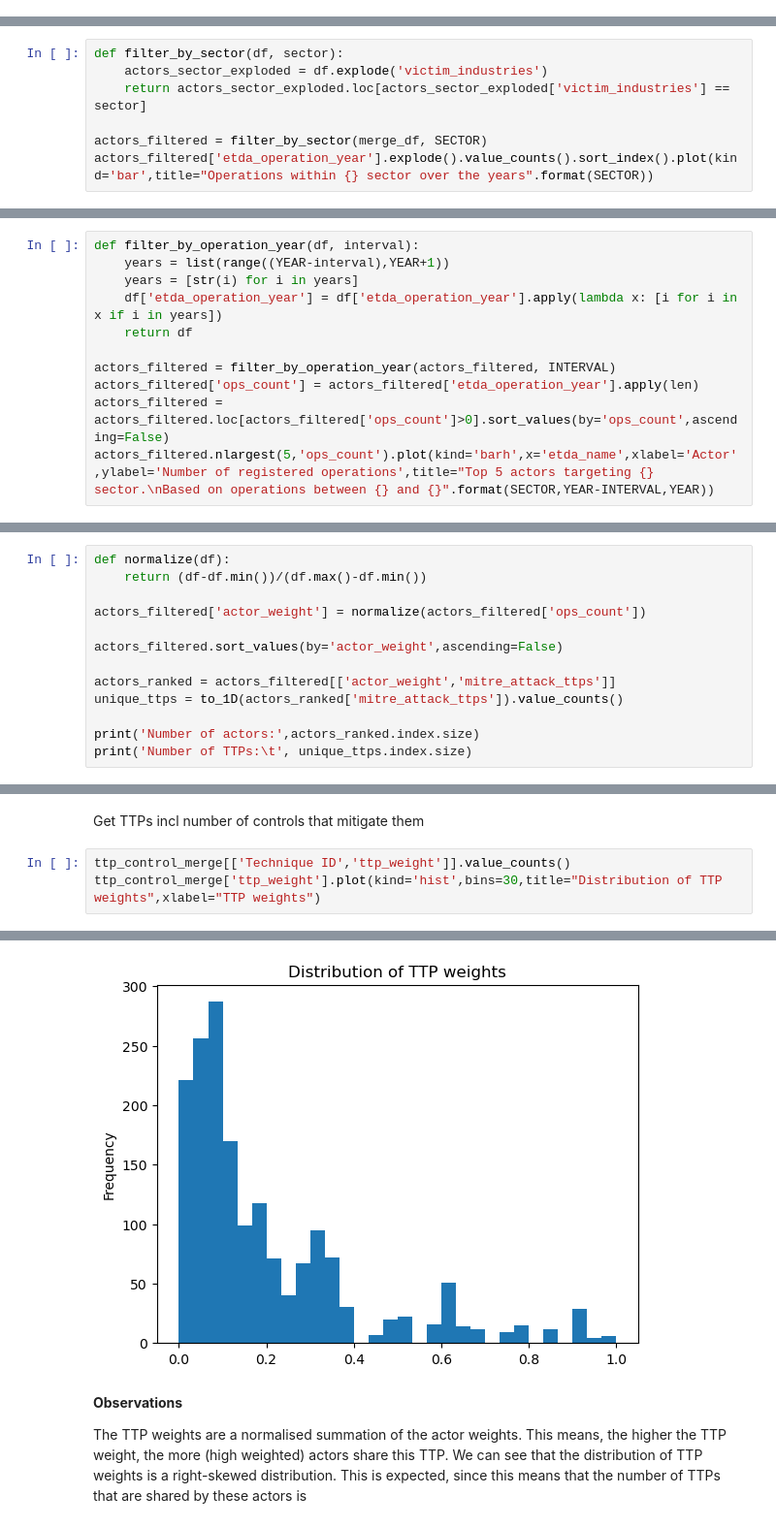
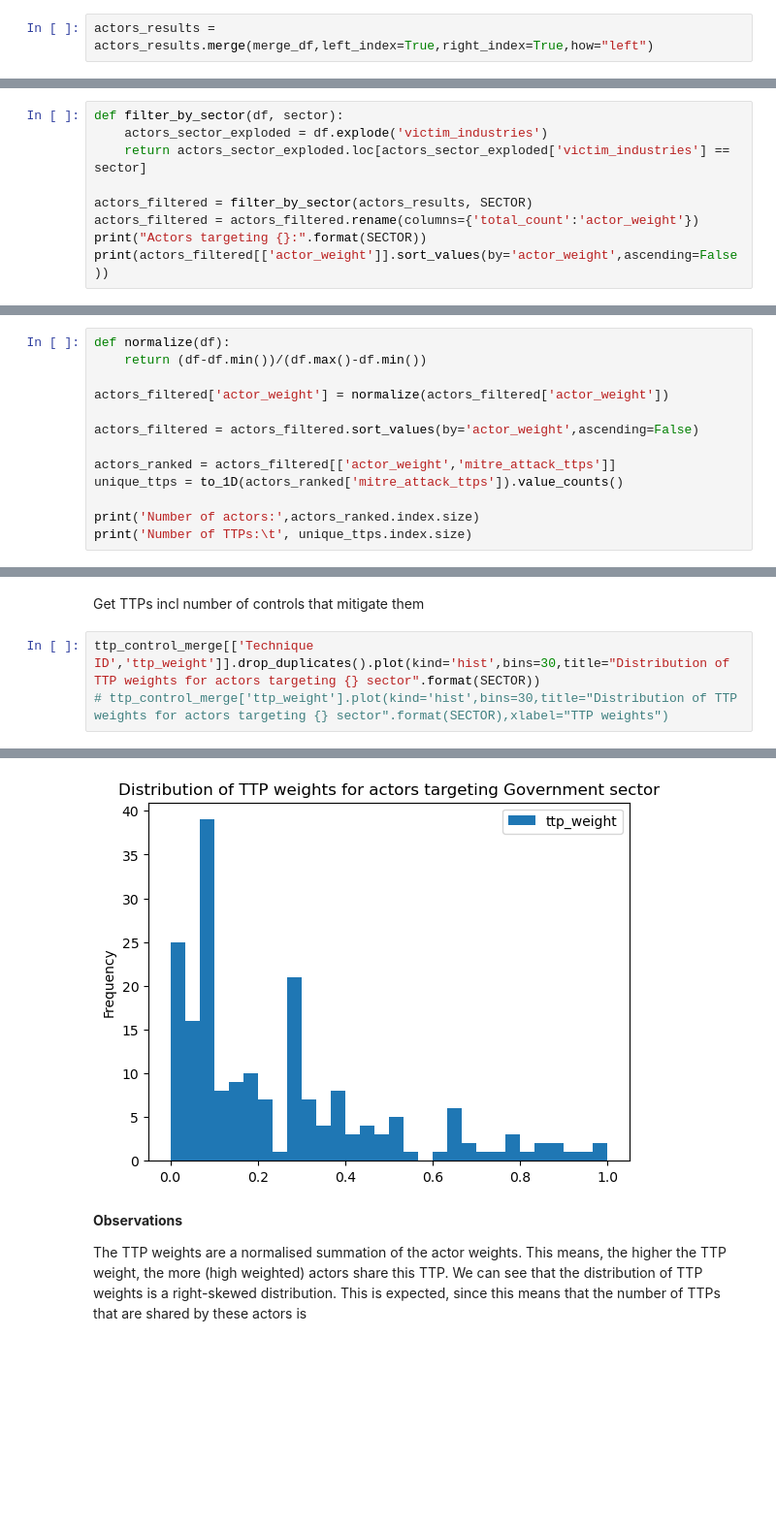
Before and after one commit to AbeWinters/Threat-Profiles-for-Control-Prioritization, a Jupyter notebook: Method 2.ipynb, the cells around one changed output, grey strips where cells are left out. Shown at 97% size. Drawn from its saved outputs; the diff is of its cells as text; blank space fills up the shorter version.

```diff
--- a/Method 2.ipynb
+++ b/Method 2.ipynb
@@ -45,0 +178,2 @@ merge_df['mitre_attack_ttps'] = merge_df['mitre_attack_ttps'].apply(lambda x: pd
+# %%
+actors_results = actors_results.merge(merge_df,left_index=True,right_index=True,how="left")
@@ -50,6 +187,8 @@ def filter_by_sector(df, sector):
     actors_sector_exploded = df.explode('victim_industries')
     return actors_sector_exploded.loc[actors_sector_exploded['victim_industries'] == sector]
 
-actors_filtered = filter_by_sector(merge_df, SECTOR)
-actors_filtered['etda_operation_year'].explode().value_counts().sort_index().plot(kind='bar',title="Operations within {} sector over the years".format(SECTOR))
+actors_filtered = filter_by_sector(actors_results, SECTOR)
+actors_filtered = actors_filtered.rename(columns={'total_count':'actor_weight'})
+print("Actors targeting {}:".format(SECTOR))
+print(actors_filtered[['actor_weight']].sort_values(by='actor_weight',ascending=False))
 # %% [output]
@@ -66,11 +211,0 @@ Remove actors with no operations
-# %%
-def filter_by_operation_year(df, interval):
-    years = list(range((YEAR-interval),YEAR+1))
-    years = [str(i) for i in years]
-    df['etda_operation_year'] = df['etda_operation_year'].apply(lambda x: [i for i in x if i in years])
-    return df
-
-actors_filtered = filter_by_operation_year(actors_filtered, INTERVAL)
-actors_filtered['ops_count'] = actors_filtered['etda_operation_year'].apply(len)
-actors_filtered = actors_filtered.loc[actors_filtered['ops_count']>0].sort_values(by='ops_count',ascending=False)
-actors_filtered.nlargest(5,'ops_count').plot(kind='barh',x='etda_name',xlabel='Actor',ylabel='Number of registered operations',title="Top 5 actors targeting {} sector.\nBased on operations between {} and {}".format(SECTOR,YEAR-INTERVAL,YEAR))
@@ -91,9 +221,9 @@ TODO: Define weight calculation
 def normalize(df):
     return (df-df.min())/(df.max()-df.min())
 
-actors_filtered['actor_weight'] = normalize(actors_filtered['ops_count'])
+actors_filtered['actor_weight'] = normalize(actors_filtered['actor_weight'])
 
-actors_filtered.sort_values(by='actor_weight',ascending=False)
+actors_filtered = actors_filtered.sort_values(by='actor_weight',ascending=False)
 
 actors_ranked = actors_filtered[['actor_weight','mitre_attack_ttps']]
 unique_ttps = to_1D(actors_ranked['mitre_attack_ttps']).value_counts()
@@ -295,6 +427,6 @@ Number of controls: 42
 # %% [markdown]
 Get TTPs incl number of controls that mitigate them
 # %%
-ttp_control_merge[['Technique ID','ttp_weight']].value_counts()
-ttp_control_merge['ttp_weight'].plot(kind='hist',bins=30,title="Distribution of TTP weights",xlabel="TTP weights")
+ttp_control_merge[['Technique ID','ttp_weight']].drop_duplicates().plot(kind='hist',bins=30,title="Distribution of TTP weights for actors targeting {} sector".format(SECTOR))
+# ttp_control_merge['ttp_weight'].plot(kind='hist',bins=30,title="Distribution of TTP weights for actors targeting {} sector".format(SECTOR),xlabel="TTP weights")
 # %% [output]
@@ -302,4 +434,4 @@ ttp_control_merge['ttp_weight'].plot(kind='hist',bins=30,title="Distribution of
-[figure, old version]
+[figure, new version]
 # %% [markdown]
 **Observations**
 
```
Also changed, not shown: parts of 33 cells of this notebook, 5 other files.
